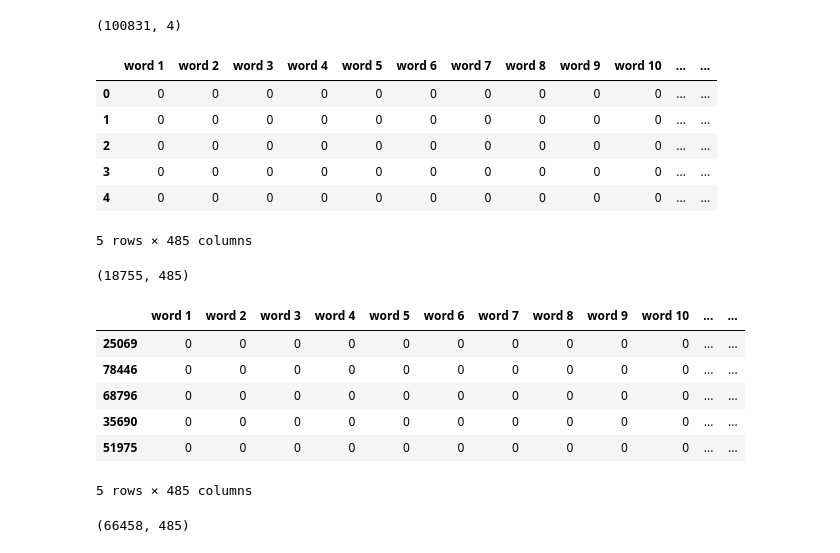
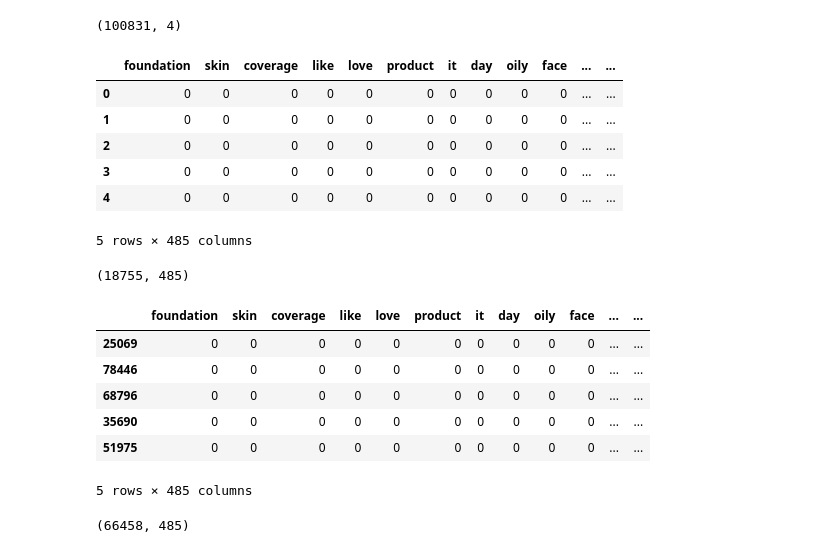
Before and after one commit to nicleong27/Beauty_Reviews, a Jupyter notebook: LSTM_Model.ipynb, the cells around one changed output. Cells and saved outputs as stored; diff of their text form; code cells hidden in the pictures.

```diff
--- a/LSTM_Model.ipynb
+++ b/LSTM_Model.ipynb
@@ -116,7 +236,7 @@ Shape of data tensor:  (134442, 481)
 # %%
 # create bag of words list to use for columns in dataframe
 bow = list(word_index.keys())
-# bow_250 = list(word_index.keys())[:250]
+bow_481 = list(word_index.keys())[:481]
 len(bow)
 # %% [output]
 33091
@@ -151,10 +276,10 @@ column_names = ['word ' + str(num) for num in range(1, 482)]
 # %%
-df_train1 = pd.DataFrame(X_train1, columns=column_names)
+df_train1 = pd.DataFrame(X_train1, columns=bow_481)
 df_train2 = pd.DataFrame(y_train1, columns=['Combination', 'Oily', 'Dry', 'Normal'])
 df_train_final = pd.concat([df_train1, df_train2], axis=1)
 df_train_final.head()
 # %% [output]
-|  | word 1 | word 2 | word 3 | word 4 | word 5 | word 6 | word 7 | word 8 | word 9 | word 10 | ... | ... |
+|  | foundation | skin | coverage | like | love | product | it | day | oily | face | ... | ... |
 | 0 | 0 | 0 | 0 | 0 | 0 | 0 | 0 | 0 | 0 | 0 | ... | ... |
 | 1 | 0 | 0 | 0 | 0 | 0 | 0 | 0 | 0 | 0 | 0 | ... | ... |
 | 2 | 0 | 0 | 0 | 0 | 0 | 0 | 0 | 0 | 0 | 0 | ... | ... |
@@ -182,7 +302,7 @@ majority_downsampled.shape
 # %%
 majority_downsampled.head()
 # %% [output]
-|  | word 1 | word 2 | word 3 | word 4 | word 5 | word 6 | word 7 | word 8 | word 9 | word 10 | ... | ... |
+|  | foundation | skin | coverage | like | love | product | it | day | oily | face | ... | ... |
 | 25069 | 0 | 0 | 0 | 0 | 0 | 0 | 0 | 0 | 0 | 0 | ... | ... |
 | 78446 | 0 | 0 | 0 | 0 | 0 | 0 | 0 | 0 | 0 | 0 | ... | ... |
 | 68796 | 0 | 0 | 0 | 0 | 0 | 0 | 0 | 0 | 0 | 0 | ... | ... |
```
Also changed, not shown: parts of 28 cells of this notebook.
